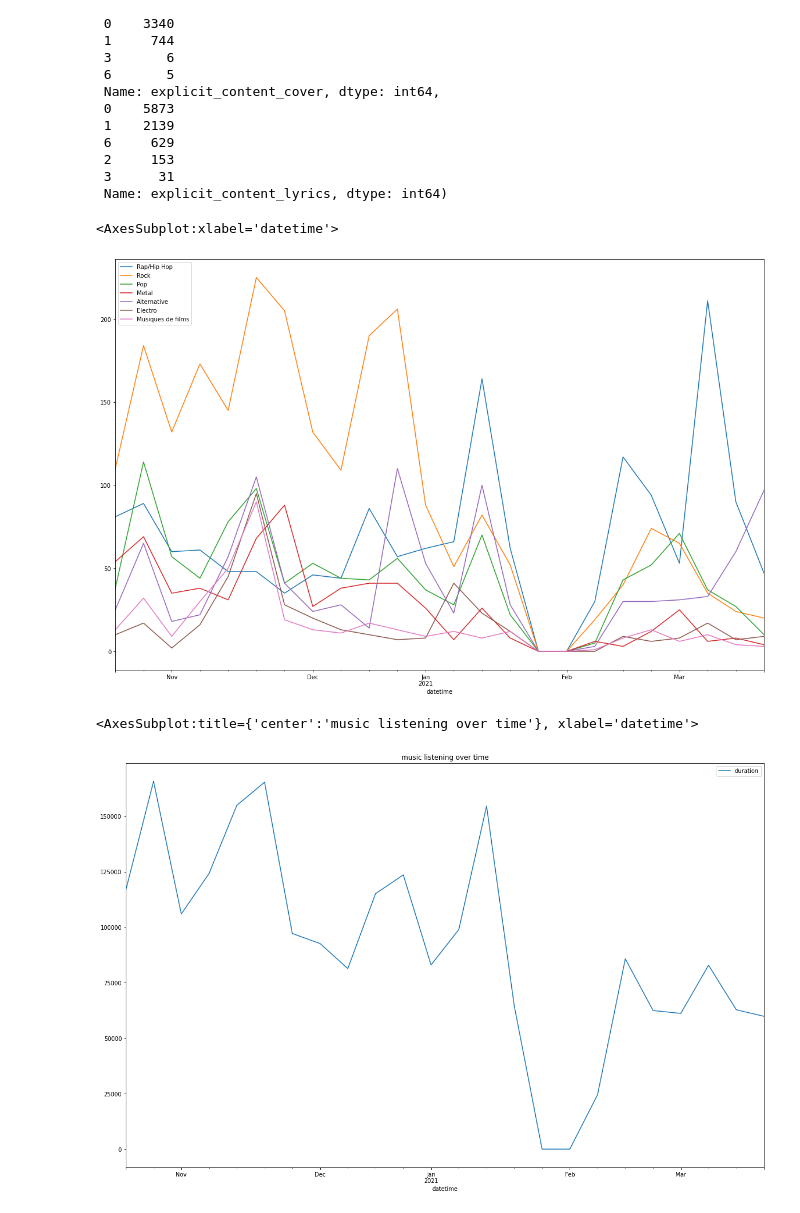
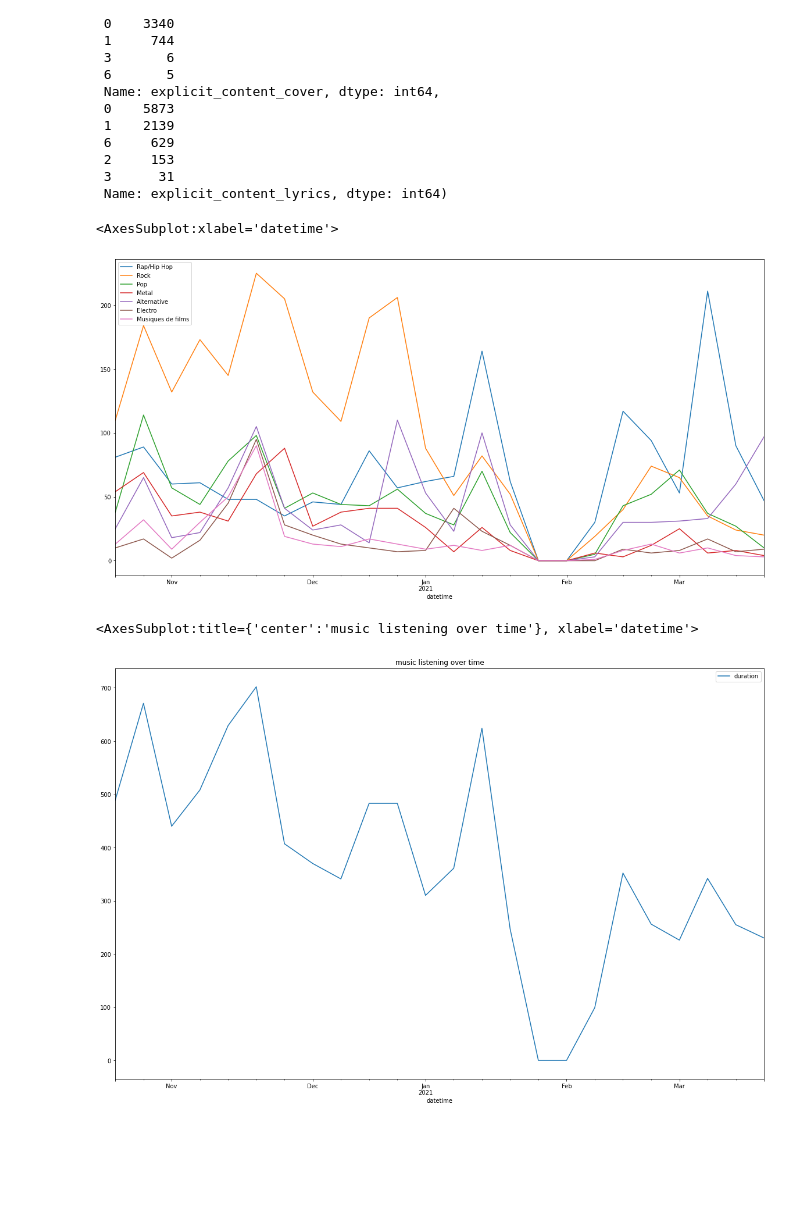
Before and after one commit to lachhebo/deezer_visualisation, a Jupyter notebook: Graph Notebook.ipynb, the cells around one changed output. Saved outputs shown, nothing was run; the diff lists cells and outputs as text; code cells hidden in the pictures; blank space fills up the shorter version.

Commit message:
add new graphs

```diff
--- a/Graph Notebook.ipynb
+++ b/Graph Notebook.ipynb
@@ -122,18 +144,18 @@ DF_HISTORY.explicit_lyrics.value_counts(), DF_HISTORY.explicit_content_cover.val
 # %%
 ts = DF_HISTORY[['datetime', 'Rap/Hip Hop', 'Rock', 'Pop', 'Metal', 'Alternative', 'Electro', 'Musiques de films']].sort_values('datetime')
 ts['datetime'] = ts['datetime'].apply(dateutil.parser.parse)
 ts  = ts.set_index('datetime')
 data_resample = ts.resample('1W').sum()
-data_resample.plot(figsize=(20,13))
+data_resample.plot(figsize=(20,10))
 # %% [output]
 <AxesSubplot:xlabel='datetime'>
-[figure, old version]
+[figure, new version]
 # %%
 ts = DF_HISTORY[['datetime', 'duration']].sort_values('datetime')
 ts['datetime'] = ts['datetime'].apply(dateutil.parser.parse)
 ts  = ts.set_index('datetime')
-data_resample = ts.resample('1W').sum()
+data_resample = ts.resample('1W').count()
 data_resample.plot(figsize=(20,13), title="music listening over time")
 # %% [output]
 <AxesSubplot:title={'center':'music listening over time'}, xlabel='datetime'>
-[figure, old version]
+[figure, new version]
```
Also changed, not shown: parts of 4 cells of this notebook.
